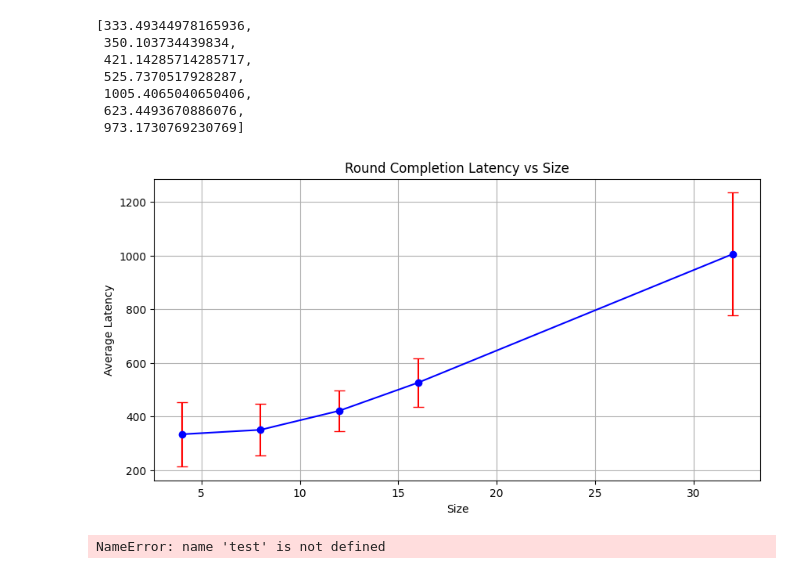
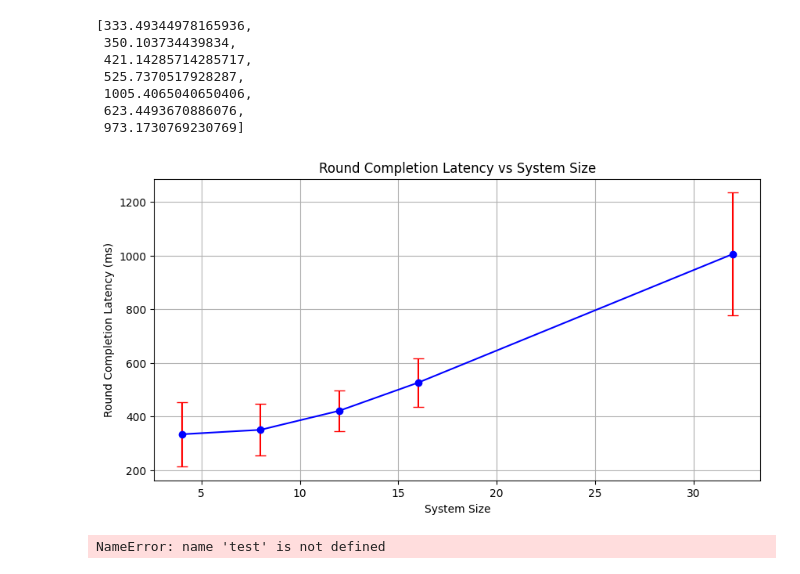
Before and after one commit to amankhinvasara/camera, a Jupyter notebook: wireless_paxos_logs/log_analyze.ipynb, the cells around one changed output. Saved outputs shown, nothing was run; the diff lists cells and outputs as text; code cells hidden in the pictures.

```diff
--- a/wireless_paxos_logs/log_analyze.ipynb
+++ b/wireless_paxos_logs/log_analyze.ipynb
@@ -112,14 +112,14 @@ means
 # %%
 CUTOFF = 5
 # Create a plot
 plt.figure(figsize=(10, 5))  # Set figure size
 plt.errorbar(sizes[:CUTOFF], means[:CUTOFF], yerr=stddevs[:CUTOFF], fmt='o-', ecolor='red', capsize=5, color='blue')
-plt.title('Round Completion Latency vs Size')
-plt.xlabel('Size')
-plt.ylabel('Average Latency')
+plt.title('Round Completion Latency vs System Size')
+plt.xlabel('System Size')
+plt.ylabel('Round Completion Latency (ms)')
 plt.grid(True)
 # %% [output]
-[figure, old version]
+[figure, new version]
 # %%
 # test = simpleProcessFile("3_log_48n.txt")
 # %%
```
